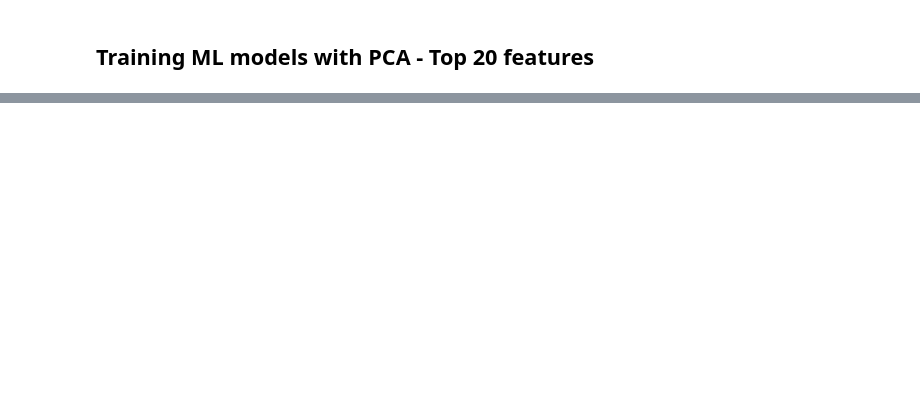
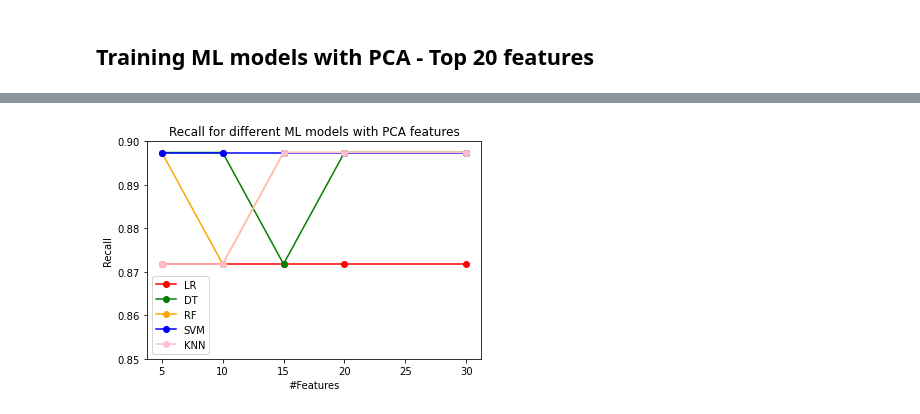
Before and after one commit to sanyuktaadap/breast-cancer-classification, a Jupyter notebook: breast_cancer_classification.ipynb, the cells around one changed output, grey strips where cells are left out. Saved outputs shown, nothing was run; the diff lists cells and outputs as text; code cells hidden in the pictures; blank space fills up the shorter version.

```diff
--- a/breast_cancer_classification.ipynb
+++ b/breast_cancer_classification.ipynb
@@ -372,0 +567,55 @@ Test Metrics: Acc=0.9649122807017544, P=1.0, R=0.8974358974358975
+# %%
+x = np.array([5, 10, 15, 20, 30])
+lr_recall = [
+    lr_test_metrics_5[2],
+    lr_test_metrics_10[2],
+    lr_test_metrics_15[2],
+    lr_test_metrics_20[2],
+    lr_test_metrics_30[2],
+]
+dt_recall = [
+    dt_test_metrics_5[2],
+    dt_test_metrics_10[2],
+    dt_test_metrics_15[2],
+    dt_test_metrics_20[2],
+    dt_test_metrics_30[2],
+]
+rf_recall = [
+    rf_test_metrics_5[2],
+    rf_test_metrics_10[2],
+    rf_test_metrics_15[2],
+    rf_test_metrics_20[2],
+    rf_test_metrics_30[2],
+]
+knn_recall = [
+    knn_test_metrics_5[2],
+    knn_test_metrics_10[2],
+    knn_test_metrics_15[2],
+    knn_test_metrics_20[2],
+    knn_test_metrics_30[2],
+]
+svm_recall = [
+    svm_test_metrics_5[2],
+    svm_test_metrics_10[2],
+    svm_test_metrics_15[2],
+    svm_test_metrics_20[2],
+    svm_test_metrics_30[2],
+]
+X_axis = np.arange(len(X))
+
+# first plot with X and Y data
+plt.plot(x, lr_recall, 'o-', c='red', label='LR')
+plt.plot(x, dt_recall, 'o-', c='green', label='DT')
+plt.plot(x, rf_recall, 'o-', c='orange', label='RF')
+plt.plot(x, svm_recall, 'o-', c='blue', label='SVM')
+plt.plot(x, knn_recall, 'o-', c='pink', label='KNN')
+
+
+plt.xlabel("#Features")
+plt.ylabel("Recall")
+plt.title('Recall for different ML models with PCA features')
+plt.legend()
+plt.ylim(0.85, 0.9)
+plt.show()
+# %% [output]
+[figure, added]
```
Also changed, not shown: parts of 10 cells of this notebook.
